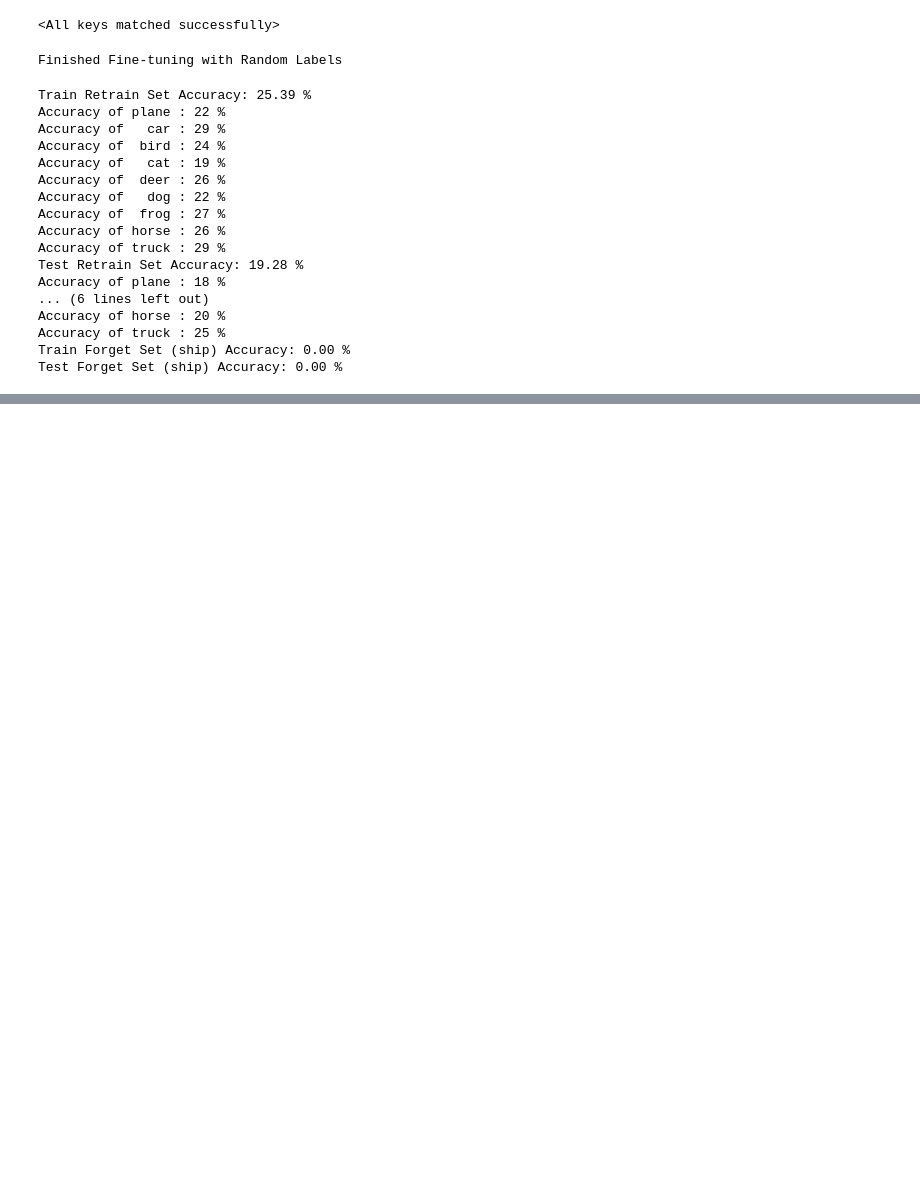
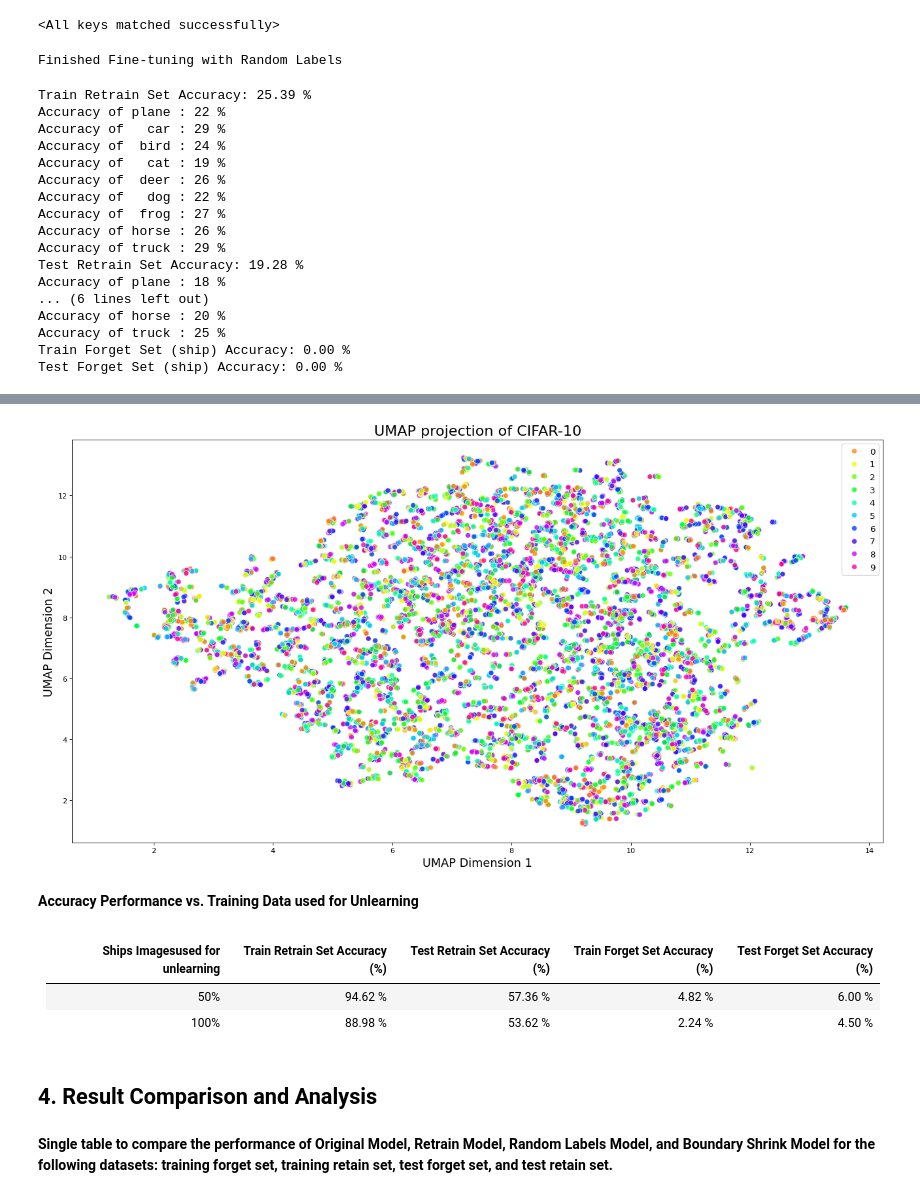
Before and after one commit to airoca/Boundary-Unlearning, a Jupyter notebook: Boundary_Unlearning.ipynb, the cells around one changed output, grey strips where cells are left out. Cells and saved outputs as stored; diff of their text form; code cells hidden in the pictures; blank space fills up the shorter version.

```diff
--- a/Boundary_Unlearning.ipynb
+++ b/Boundary_Unlearning.ipynb
@@ -562,0 +1038,53 @@ Test Forget Set (ship) Accuracy: 0.00 %
+# %%
+import torch
+import numpy as np
+from sklearn.manifold import TSNE
+import matplotlib.pyplot as plt
+import seaborn as sns
+import umap
+
+# extract intermediate representations
+layer = net_boundary_100._modules.get('avgpool')
+intermediate_representations = []
+
+def hook(module, input, output):
+    intermediate_representations.append(output.detach().cpu().numpy())
+
+hook_handle = layer.register_forward_hook(hook)
+
+# run through test data to get intermediate representations
+net_boundary_100.eval()
+with torch.no_grad():
+    for data in testloader:
+        images, _ = data
+        outputs = net_boundary_100(images)
+
+intermediate_representations = np.concatenate(intermediate_representations, axis=0).reshape(len(testset), -1)
+
+# apply UMAP for dimensionality reduction
+reducer = umap.UMAP()
+embedding = reducer.fit_transform(intermediate_representations)
+
+# Increase the size and resolution of the plot
+plt.figure(figsize=(20, 10), dpi=80)
+sns.scatterplot(x=embedding[:, 0], y=embedding[:, 1], hue=testset.targets, palette=sns.color_palette("hsv", 10), legend='full', s=50, alpha=0.8)
+plt.title('UMAP projection of CIFAR-10', fontsize=20)
+plt.xlabel('UMAP Dimension 1', fontsize=16)
+plt.ylabel('UMAP Dimension 2', fontsize=16)
+plt.legend(fontsize=12)
+plt.show()
+
+hook_handle.remove()
+# %% [output]
+[figure, added]
+# %% [markdown]
+**Accuracy Performance vs. Training Data used for Unlearning**
+# %% [markdown]
+| Ships Images</br>used for unlearning | Train Retrain Set Accuracy (%) | Test Retrain Set Accuracy (%) | Train Forget Set Accuracy (%) | Test Forget Set Accuracy (%) |
+| --- | --- | --- | --- | --- |
+| 50% | 94.62 % | 57.36 % | 4.82 % | 6.00 % |
+| 100% | 88.98 % | 53.62 % | 2.24 % | 4.50 % |
+# %% [markdown]
+## **4. Result Comparison and Analysis**
+# %% [markdown]
+**Single table to compare the performance of Original Model, Retrain Model, Random Labels Model, and Boundary Shrink Model for the following datasets: training forget set, training retain set, test forget set, and test retain set.**
```
Also changed, not shown: parts of 15 cells of this notebook.
